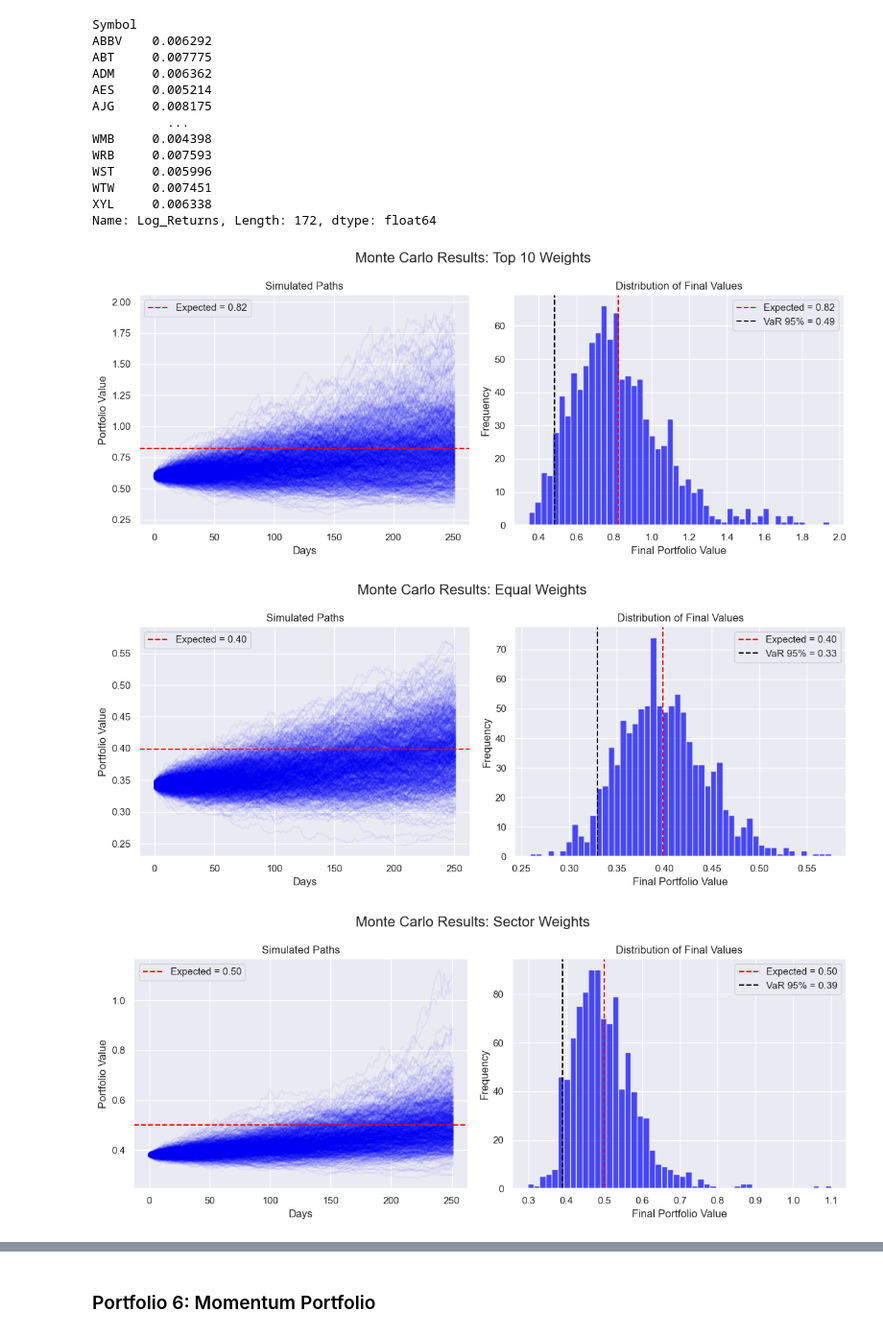
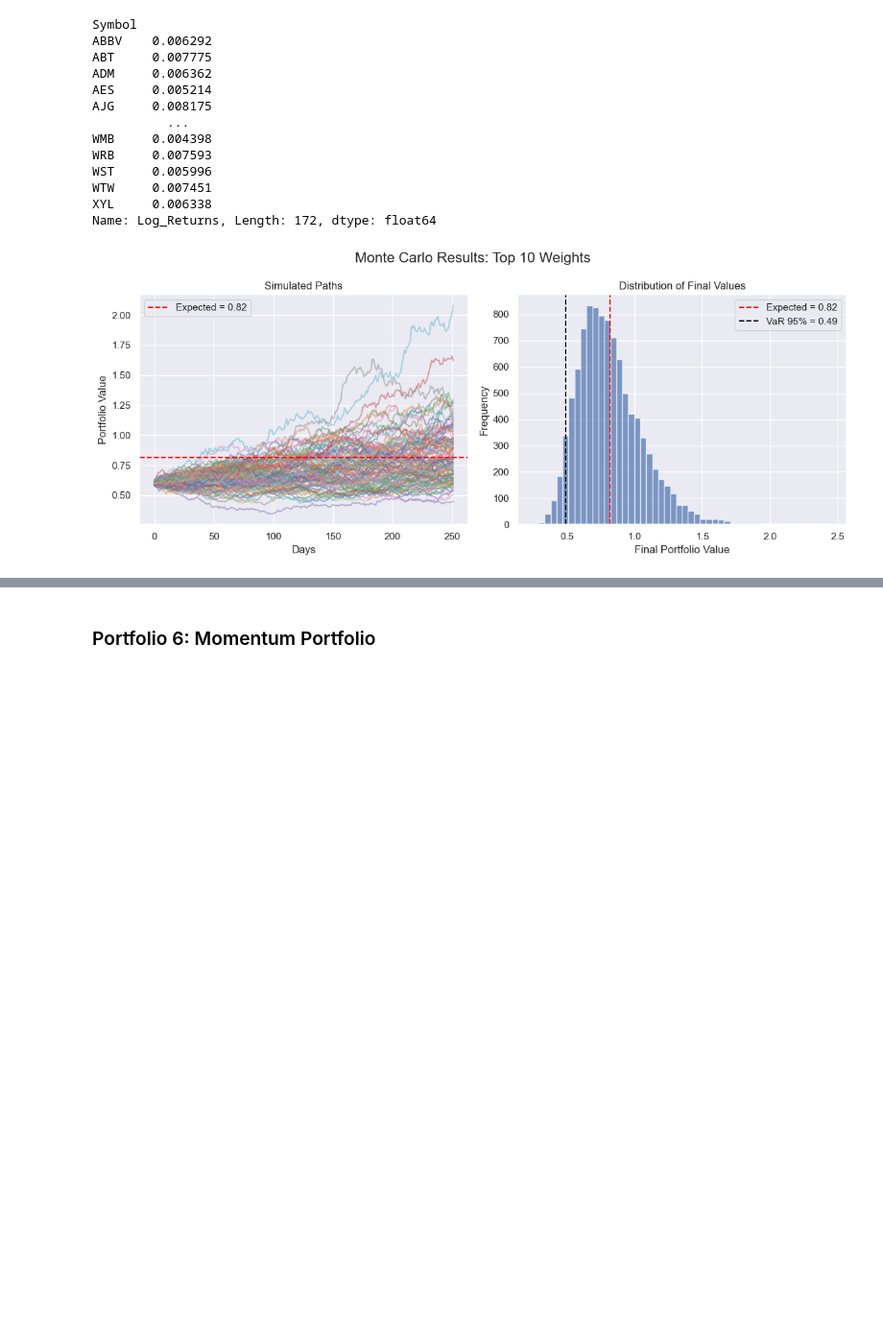
Before and after one commit to yfquan/SP500, a Jupyter notebook: SP500.ipynb, the cells around one changed output, grey strips where cells are left out. Shown at 96% size. Saved outputs shown, nothing was run; the diff lists cells and outputs as text; code cells hidden in the pictures; blank space fills up the shorter version.

```diff
--- a/SP500.ipynb
+++ b/SP500.ipynb
@@ -537,10 +537,6 @@ def monte_carlo_portfolio_simulation(weights_dict, sp500_stocks, num_simulations
 # %%
 # monte_carlo_portfolio_simulation(sector_weights, sp500_stocks)
 # %%
-import numpy as np
-import pandas as pd
-import matplotlib.pyplot as plt
-
 # =============================================================================
 # Example data setup (replace with your actual data/weights)
 # =============================================================================
@@ -575,8 +571,9 @@ portfolio_names = [
 # =============================================================================
 # Parameters for the Monte Carlo simulation
 # =============================================================================
-num_simulations = 1000
+num_simulations = 10000
 num_days = 252  # typically 252 trading days in a year
+initial_value = 1  # Fixed starting portfolio value
 
 # =============================================================================
 # Prepare a list to store the statistics for each portfolio
@@ -625,13 +622,17 @@ for portfolio_name, weights_dict in zip(portfolio_names, portfolios):
         sim_cum_returns = np.cumprod(1 + simulated_daily_returns, axis=0)
         # Portfolio value each day (dot product each day with the weights)
         portfolio_values = np.dot(sim_cum_returns, weights)
-        simulated_portfolios[i, :] = portfolio_values
+        simulated_portfolios[i, :] = initial_value * portfolio_values  # Multiply by fixed initial value
 
     # ------------------------------------------------
     # 5. Compute statistics
     # ------------------------------------------------
     final_values = simulated_portfolios[:, -1]  # final day for each simulation
-    expected_final_value = np.mean(final_values)
+    expected_final_value = np.mean(final_values)  # Mean final value across simulations
+
+    # **Corrected Percent Increase Calculation**
+    percent_increase = (expected_final_value - initial_value) / initial_value * 100
+
     std_dev_final_value = np.std(final_values)
     VaR_95 = np.percentile(final_values, 5)  # 5th percentile
     sharpe_ratio = (expected_final_value - 1) / std_dev_final_value  # risk-free assumed 0
@@ -643,7 +644,9 @@ for portfolio_name, weights_dict in zip(portfolio_names, portfolios):
     # Store in a dict
     portfolio_stats = {
         "Portfolio": portfolio_name,
+        # "Initial Value": initial_value,  # **Fixed, not averaged**
         "Expected Final Value": expected_final_value,
+        "Percent Increase (%)": percent_increase,
         "Std Dev": std_dev_final_value,
         "VaR 95%": VaR_95,
         "Sharpe Ratio": sharpe_ratio,
@@ -659,36 +662,35 @@ for portfolio_name, weights_dict in zip(portfolio_names, portfolios):
 
     # Left subplot: line plot of simulated paths
     ax_line = axes[0]
-    for i in range(num_simulations):
-        ax_line.plot(simulated_portfolios[i, :], color='blue', alpha=0.05)
+    numplots = 100
+    for i in range(numplots):
+        ax_line.plot(simulated_portfolios[i, :], alpha=0.5)
     ax_line.axhline(expected_final_value, color='red', linestyle='--',
                     label=f'Expected = {expected_final_value:.2f}')
     ax_line.set_title("Simulated Paths")
     ax_line.set_xlabel("Days")
     ax_line.set_ylabel("Portfolio Value")
     ax_line.legend()
 
     # Right subplot: histogram of final values
     ax_hist = axes[1]
-    ax_hist.hist(final_values, bins=50, color='blue', alpha=0.7)
+    ax_hist.hist(final_values, bins=50, alpha=0.7)
     ax_hist.axvline(expected_final_value, color='red', linestyle='--',
                     label=f'Expected = {expected_final_value:.2f}')
     ax_hist.axvline(VaR_95, color='black', linestyle='--',
                     label=f'VaR 95% = {VaR_95:.2f}')
     ax_hist.set_title("Distribution of Final Values")
     ax_hist.set_xlabel("Final Portfolio Value")
     ax_hist.set_ylabel("Frequency")
     ax_hist.legend()
 
     plt.tight_layout()
     plt.show()
 
 # =============================================================================
 # 7. Create a DataFrame of stats for all portfolios
 # =============================================================================
 stats_df = pd.DataFrame(stats_list)
 stats_df
 # %% [output]
-[figure, old version]
+[figure, new version]
-[figure, removed]
-[figure, removed]
```
Also changed, not shown: parts of 1 cell of this notebook.
